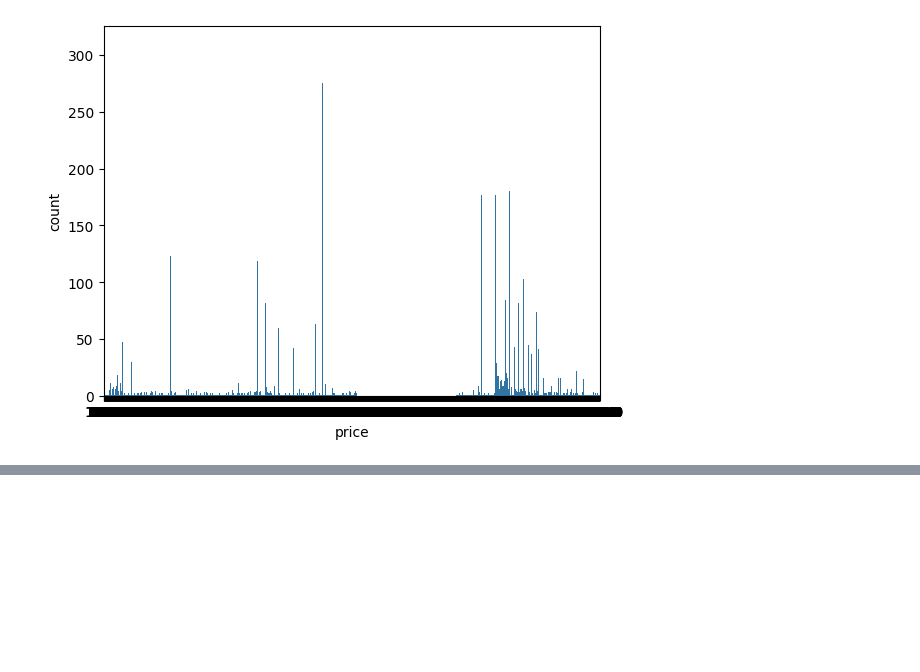
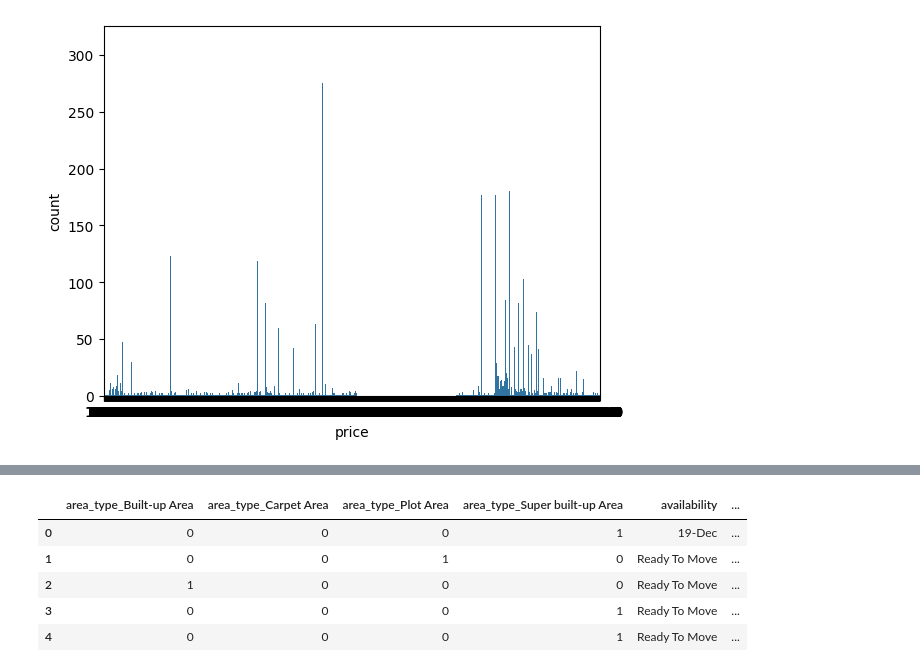
Before and after one commit to fishitmo/Takeobds, a Jupyter notebook: Takeo_Assignment_Bangaluru_House_Price_Prediction.ipynb, the cells around one changed output, grey strips where cells are left out. Cells and saved outputs as stored; diff of their text form; code cells hidden in the pictures; blank space fills up the shorter version.

```diff
--- a/Takeo_Assignment_Bangaluru_House_Price_Prediction.ipynb
+++ b/Takeo_Assignment_Bangaluru_House_Price_Prediction.ipynb
@@ -201,0 +239,19 @@ plt.show()
+# %%
+# - Encode categorical variables (e.g., one-hot encoding)
+df_ban = pd.get_dummies(cleaned_df, columns=['area_type'])
+# %%
+# Reorder columns to place encoded categorical columns first
+columns = list(df_ban.columns)
+encoded_categorical_columns = [col for col in columns if col.startswith('area_type')]
+other_columns = [col for col in columns if not col.startswith('area_type')]
+new_columns_order = encoded_categorical_columns + other_columns
+df_ban = df_ban[new_columns_order]
+# %%
+df_ban.head()
+# %% [output]
+|  | area_type_Built-up Area | area_type_Carpet Area | area_type_Plot Area | area_type_Super built-up Area | availability | ... |
+| 0 | 0 | 0 | 0 | 1 | 19-Dec | ... |
+| 1 | 0 | 0 | 1 | 0 | Ready To Move | ... |
+| 2 | 1 | 0 | 0 | 0 | Ready To Move | ... |
+| 3 | 0 | 0 | 0 | 1 | Ready To Move | ... |
+| 4 | 0 | 0 | 0 | 1 | Ready To Move | ... |
```
Also changed, not shown: parts of 13 cells of this notebook.
